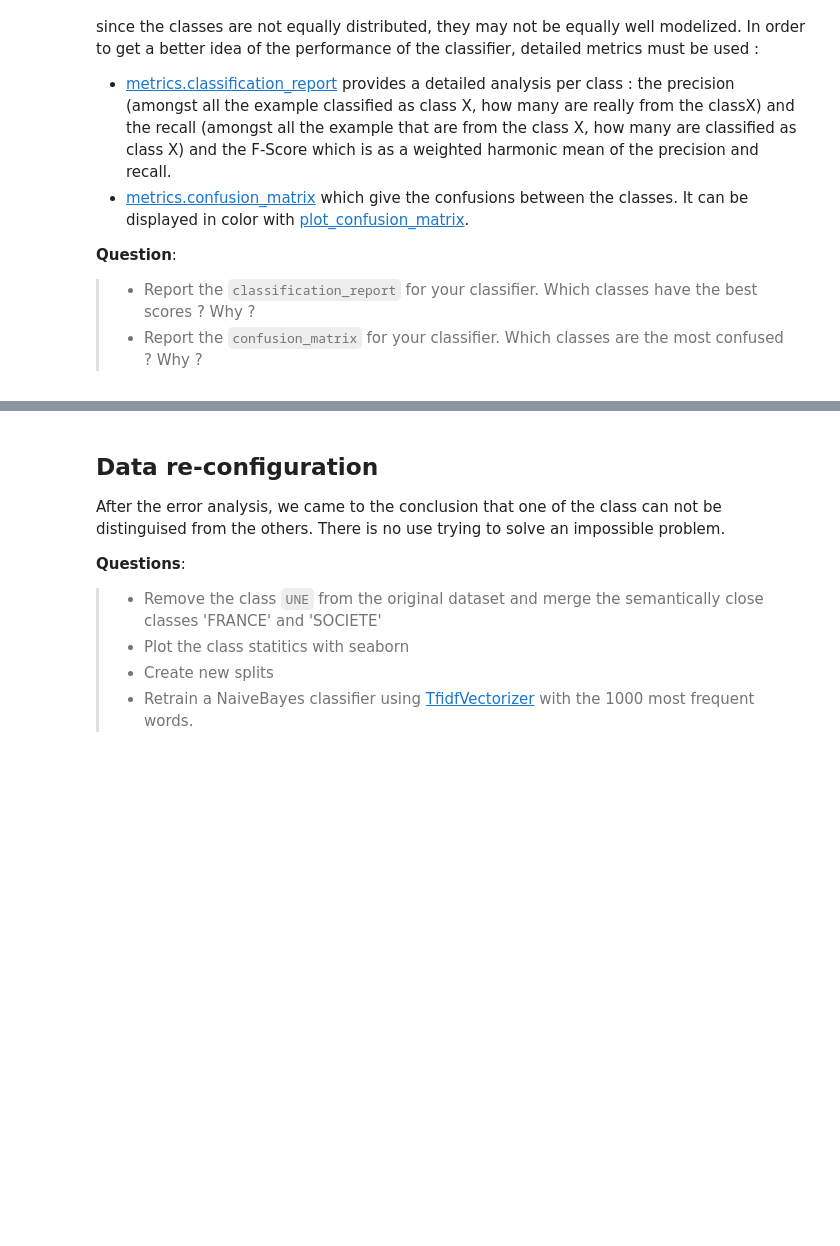
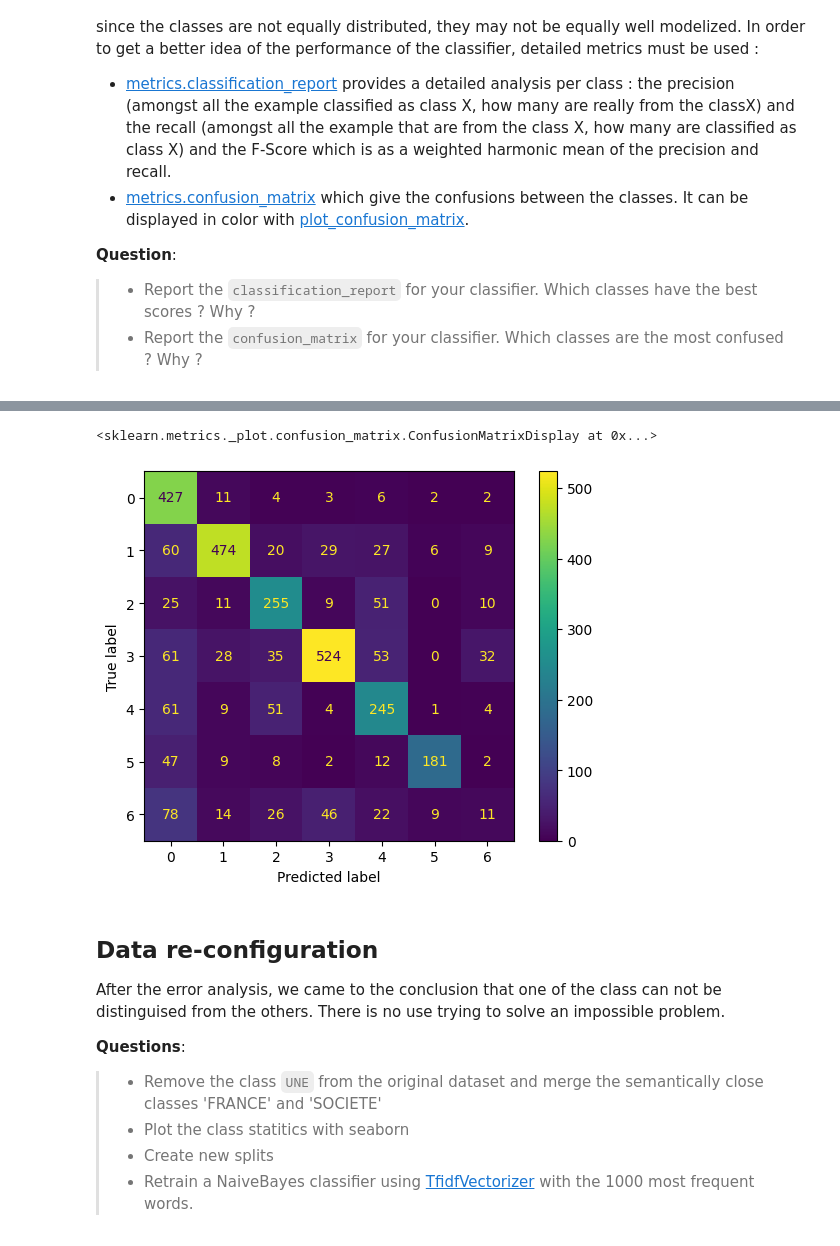
Before and after one commit to avnerelbaz3500/nlp-lab-text-classification, a Jupyter notebook: TextClassification_LeMonde.ipynb, the cells around one changed output, grey strips where cells are left out. Saved outputs shown, nothing was run; the diff lists cells and outputs as text; code cells hidden in the pictures; blank space fills up the shorter version.

Commit message:
Confusion matrix

```diff
--- a/TextClassification_LeMonde.ipynb
+++ b/TextClassification_LeMonde.ipynb
@@ -220,6 +220,8 @@ The classification error rate give an evaluation of the performance for all the
 > * Report the `classification_report` for your  classifier. Which classes have the best scores ? Why ?
 > * Report the `confusion_matrix` for your  classifier. Which classes are the most confused ? Why ?
 # %%
-from sklearn.metrics import classification_report, ConfusionMatrixDisplay
+from sklearn.metrics import classification_report, confusion_matrix, ConfusionMatrixDisplay
 
-# YOUR CODE HERE
+y_pred = clf.predict(X_dev_vec)
+
+print(classification_report(y_true=y_dev, y_pred=y_pred))
@@ -226,3 +242,11 @@ from sklearn.metrics import classification_report, ConfusionMatrixDisplay
+# %%
+cm = confusion_matrix(y_true=y_dev, y_pred=y_pred)
+
+disp = ConfusionMatrixDisplay(confusion_matrix=cm)
+disp.plot()
+# %% [output]
+<sklearn.metrics._plot.confusion_matrix.ConfusionMatrixDisplay at 0x...>
+[figure, added]
 # %% [markdown]
 ## Data re-configuration
 After the error analysis, we came to the conclusion that one of the class can not be distinguised from the others. There is no use trying to solve an impossible problem.
```
Also changed, not shown: parts of 1 cell of this notebook.
